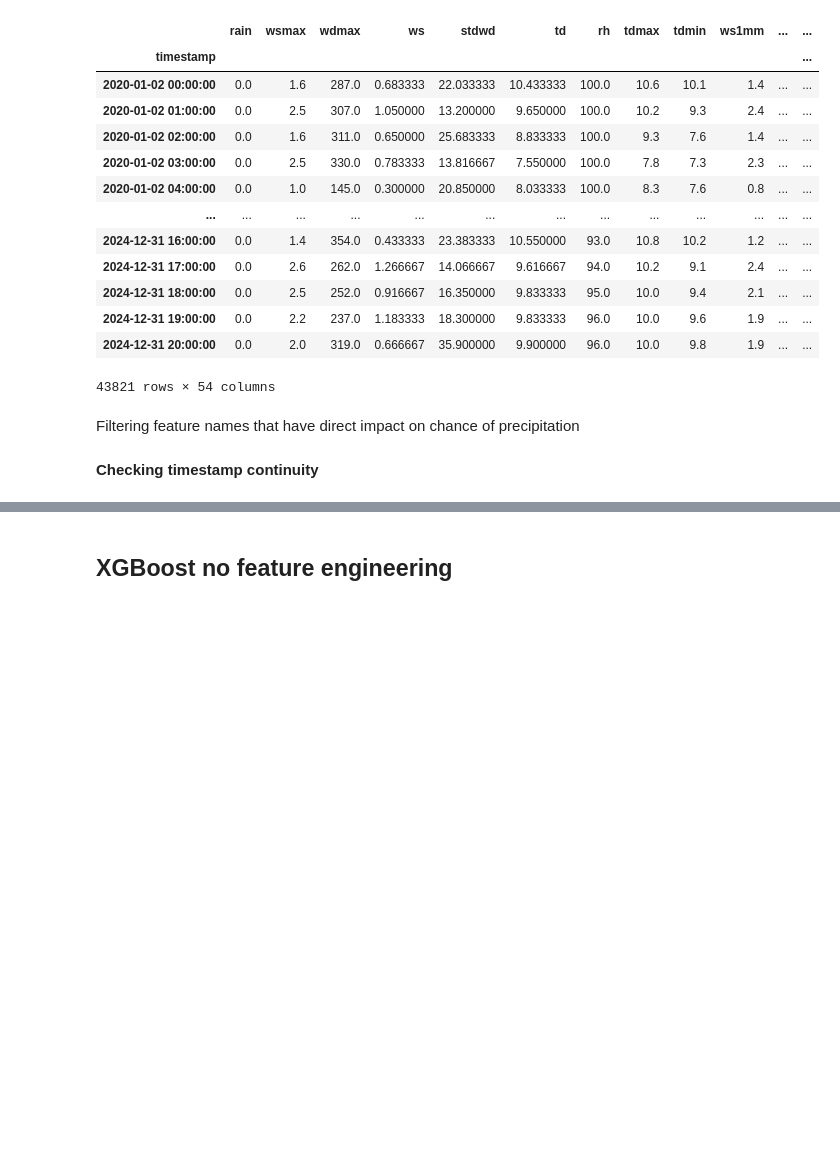
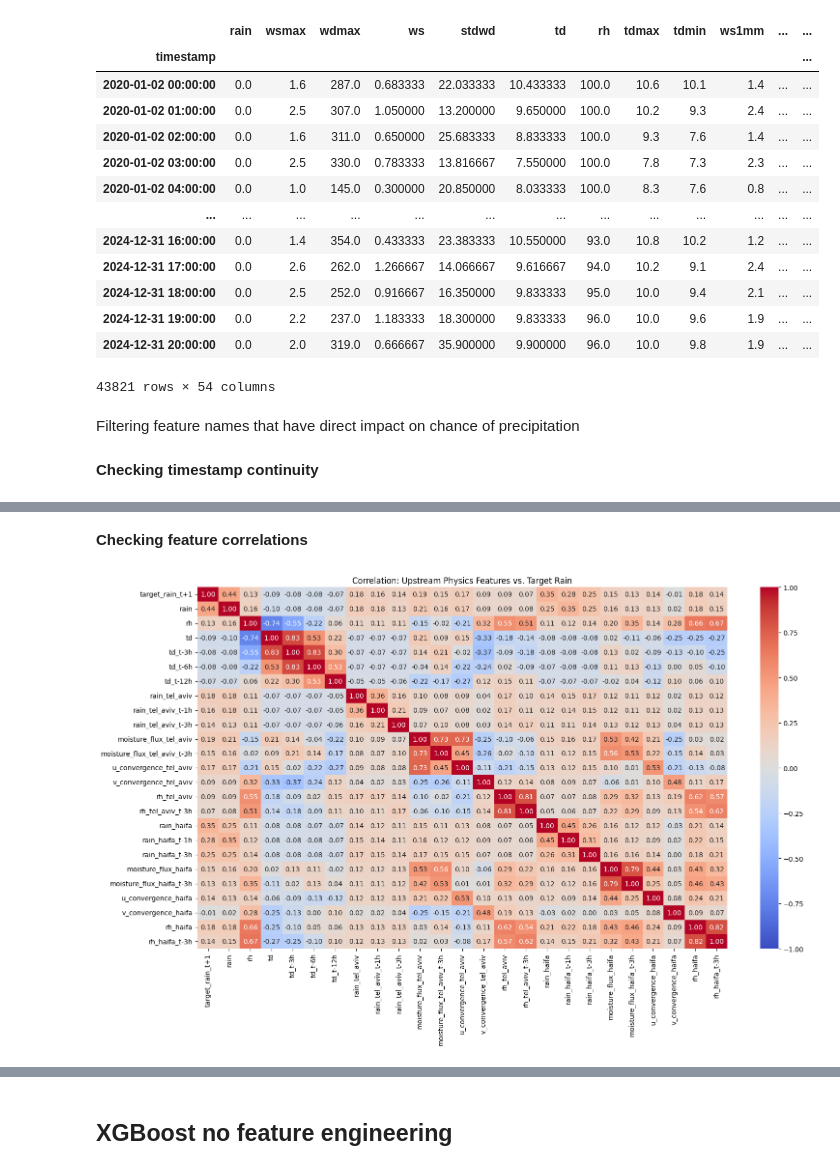
Before and after one commit to jadosh123/SparseData-AI-Precipitation-Forecasting, a Jupyter notebook: src/weather_engine/demo.ipynb, the cells around one changed output, grey strips where cells are left out. Saved outputs shown, nothing was run; the diff lists cells and outputs as text; code cells hidden in the pictures; blank space fills up the shorter version.

```diff
--- a/src/weather_engine/demo.ipynb
+++ b/src/weather_engine/demo.ipynb
@@ -279,0 +318,49 @@ Total rows: 43821
+# %% [markdown]
+**Checking feature correlations**
+# %%
+# Filtering winter only season to observe true correlations in winter season
+winter_months = [10, 11, 12, 1, 2, 3]
+df_winter = df_afula_lags_upstream_TA_HA[df_afula_lags_upstream_TA_HA.index.month.isin(winter_months)].copy()
+
+corr_cols = [
+    'target_rain_t+1',
+    'rain',
+    'rh',
+    'td',
+    'td_t-3h',
+    'td_t-6h',
+    'td_t-12h',
+    'rain_tel_aviv',
+    'rain_tel_aviv_t-1h',
+    'rain_tel_aviv_t-3h',
+    'moisture_flux_tel_aviv',
+    'moisture_flux_tel_aviv_t-3h',
+    'u_convergence_tel_aviv',
+    'v_convergence_tel_aviv',
+    'rh_tel_aviv',
+    'rh_tel_aviv_t-3h',
+    'rain_haifa',
+    'rain_haifa_t-1h',
+    'rain_haifa_t-3h',
+    'moisture_flux_haifa',
+    'moisture_flux_haifa_t-3h',
+    'u_convergence_haifa',
+    'v_convergence_haifa',
+    'rh_haifa',
+    'rh_haifa_t-3h',
+]
+
+plot_cols = [c for c in corr_cols if c in df_winter.columns]
+
+plt.figure(figsize=(16, 10))
+
+# Create correlation matrix
+corr_matrix = df_winter[plot_cols].corr()
+
+# Plot heatmap
+sns.heatmap(corr_matrix, annot=True, cmap='coolwarm', fmt=".2f", vmin=-1, vmax=1)
+plt.title("Correlation: Upstream Physics Features vs. Target Rain")
+plt.tight_layout()
+plt.show()
+# %% [output]
+[figure, added]
```
Also changed, not shown: parts of 16 cells of this notebook, 4 other files.
